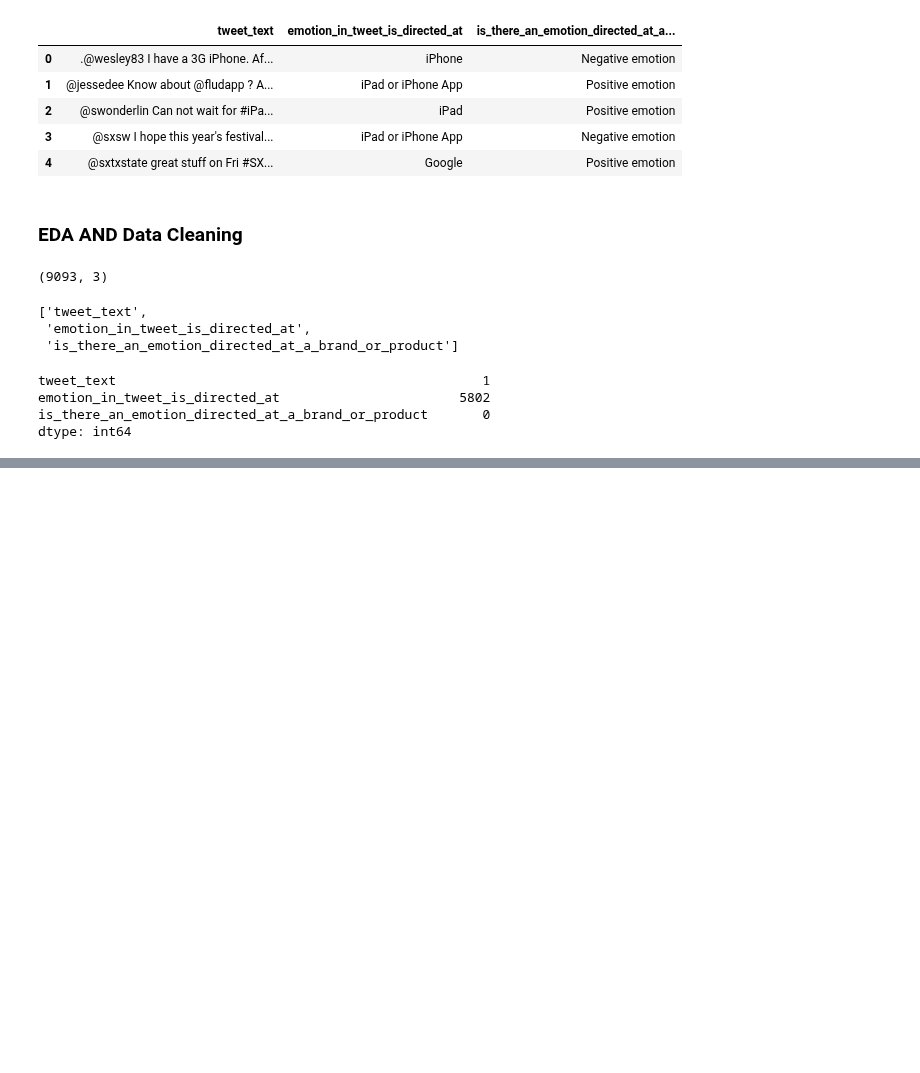
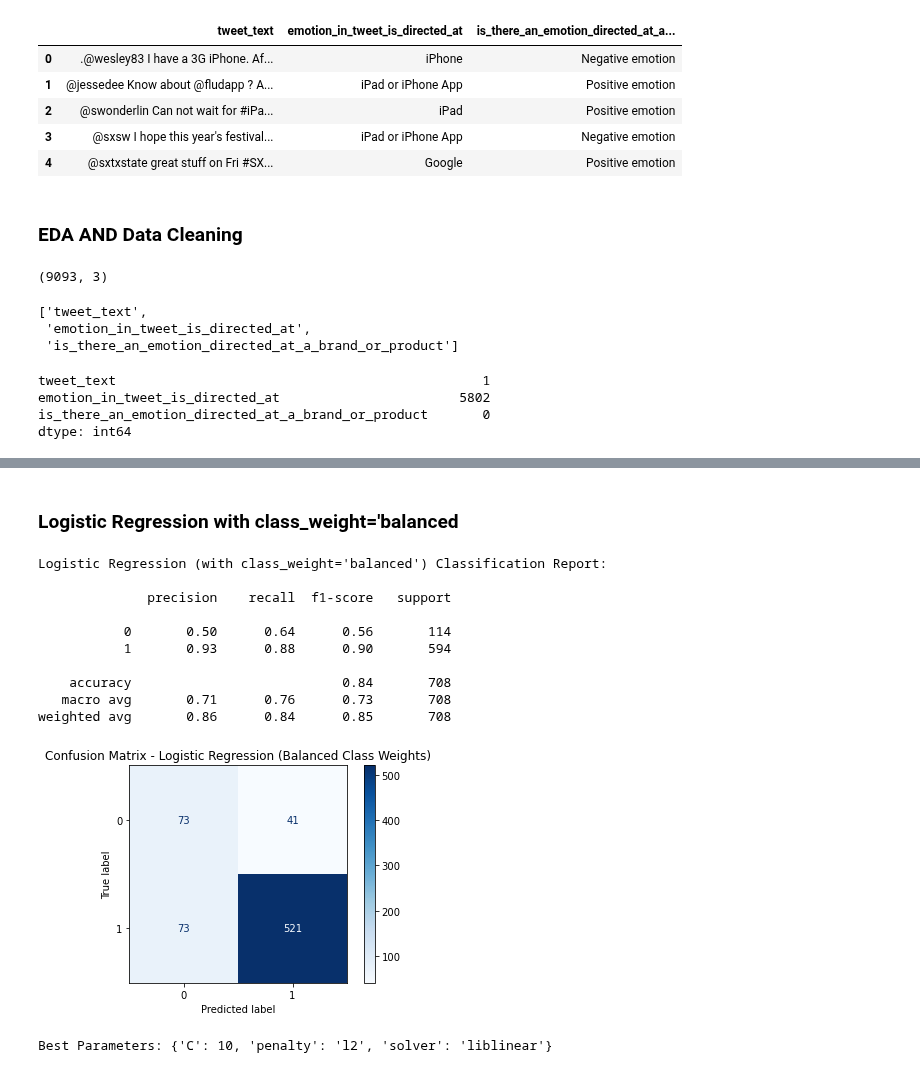
Before and after one commit to mwakad/NLP-models-for-twitter-sentiment-analysis--google-and-apple-products-, a Jupyter notebook: notebooks/abdirahman.ipynb, the cells around one changed output, grey strips where cells are left out. Cells and saved outputs as stored; diff of their text form; code cells hidden in the pictures; blank space fills up the shorter version.

```diff
--- a/notebooks/abdirahman.ipynb
+++ b/notebooks/abdirahman.ipynb
@@ -509,0 +250,40 @@ weighted avg       0.89      0.88      0.85       710
+# %% [markdown]
+###   Logistic Regression with class_weight='balanced
+# %%
+# Initialize the model with class_weight
+balanced_lr = LogisticRegression(class_weight='balanced', max_iter=1000, solver='liblinear')
+balanced_lr.fit(X_train_tfidf, y_train)
+
+# Predict on test data
+y_pred_balanced = balanced_lr.predict(X_test_tfidf)
+
+# Classification Report
+print("Logistic Regression (with class_weight='balanced') Classification Report:\n")
+print(classification_report(y_test, y_pred_balanced))
+
+# Confusion Matrix (fallback for older sklearn versions)
+cm = confusion_matrix(y_test, y_pred_balanced)
+disp = ConfusionMatrixDisplay(confusion_matrix=cm)
+disp.plot(cmap='Blues')
+plt.title("Confusion Matrix - Logistic Regression (Balanced Class Weights)")
+plt.show()
+# %% [output]
+Logistic Regression (with class_weight='balanced') Classification Report:
+
+              precision    recall  f1-score   support
+
+           0       0.50      0.64      0.56       114
+           1       0.93      0.88      0.90       594
+
+    accuracy                           0.84       708
+   macro avg       0.71      0.76      0.73       708
+weighted avg       0.86      0.84      0.85       708
+[figure, added]
+# %%
+# Show best parameters and best model
+print("Best Parameters:", grid_search.best_params_)
+
+# Use best model
+best_lr = grid_search.best_estimator_
+# %% [output]
+Best Parameters: {'C': 10, 'penalty': 'l2', 'solver': 'liblinear'}
```
Also changed, not shown: parts of 53 cells of this notebook.
